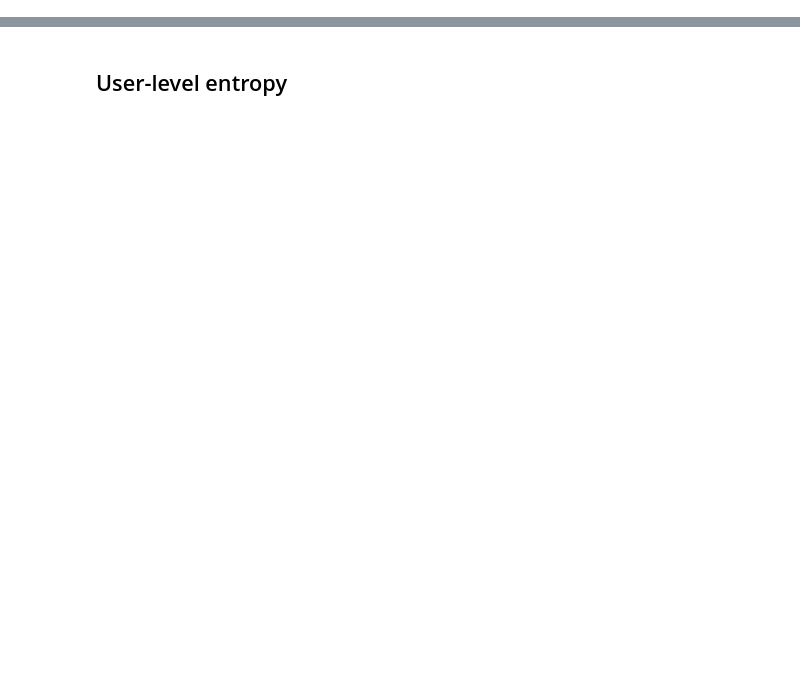
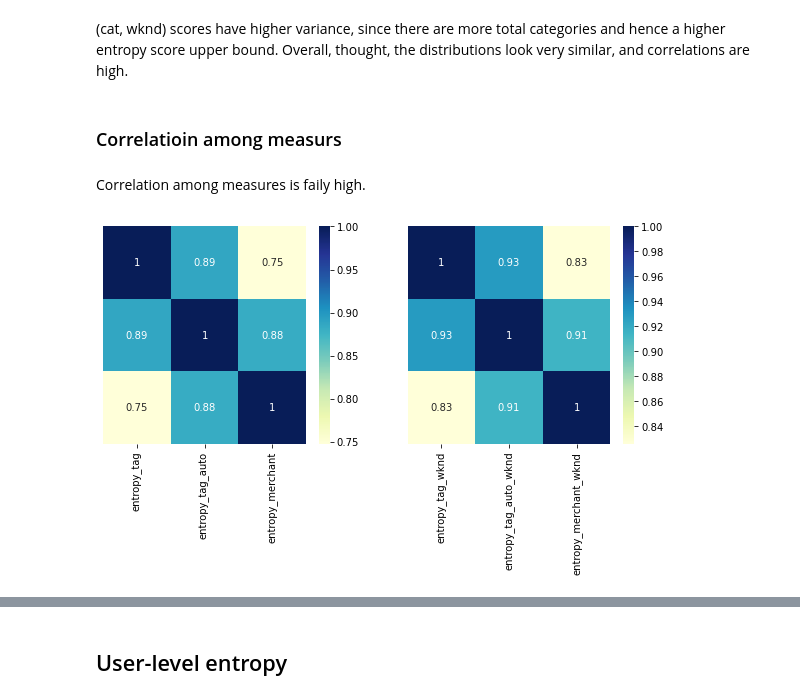
Before and after one commit to fabiangunzinger/entropy, a Jupyter notebook: notebooks/entropy_calculation.ipynb, the cells around one changed output, grey strips where cells are left out. Drawn from its saved outputs; the diff is of its cells as text; code cells hidden in the pictures; blank space fills up the shorter version.

```diff
--- a/notebooks/entropy_calculation.ipynb
+++ b/notebooks/entropy_calculation.ipynb
@@ -154,0 +150,16 @@ We probably don't want to smooth, but how to deal with near zero cases? Impose u
+# %% [markdown]
+(cat, wknd) scores have higher variance, since there are more total categories and hence a higher entropy score upper bound. Overall, thought, the distributions look very similar, and correlations are high.
+# %% [markdown]
+### Correlatioin among measurs
+# %% [markdown]
+Correlation among measures is faily high.
+# %%
+fig, ax = plt.subplots(1, 2, figsize=(10, 4))
+m = dfe[dfe.columns[~dfe.columns.str.contains("smooth|wknd")]].corr()
+sns.heatmap(m, cmap="YlGnBu", annot=True, ax=ax[0], yticklabels=False)
+m = dfe[
+    dfe.columns[dfe.columns.str.contains("wknd") & ~dfe.columns.str.contains("smooth")]
+].corr()
+sns.heatmap(m, cmap="YlGnBu", annot=True, ax=ax[1], yticklabels=False);
+# %% [output]
+[figure, added]
```
Also changed, not shown: parts of 41 cells of this notebook, 2 other files.
